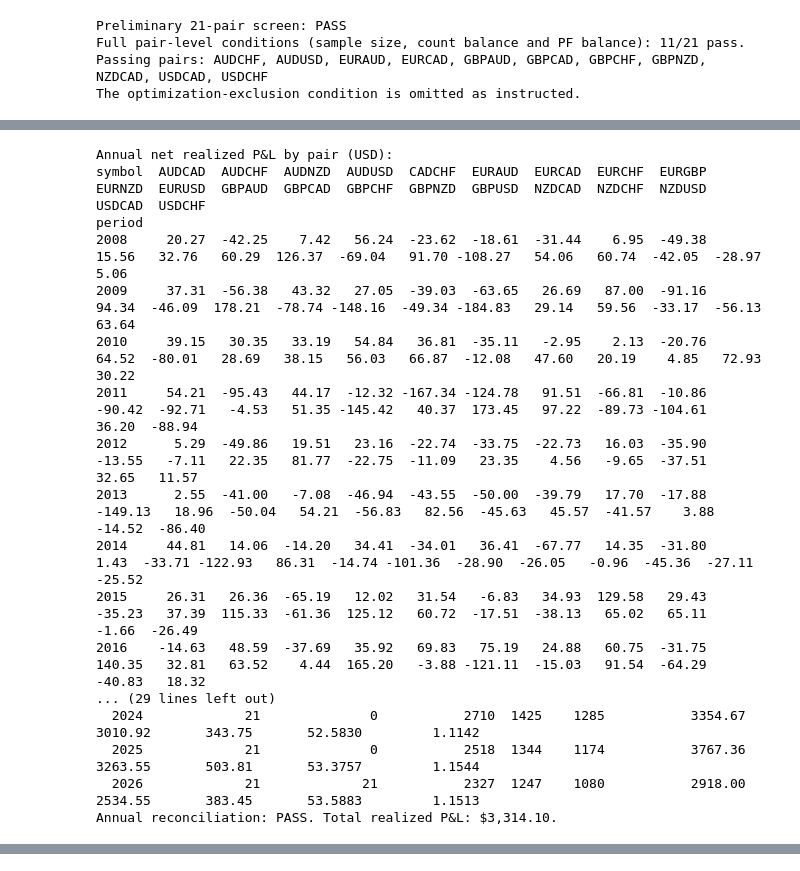
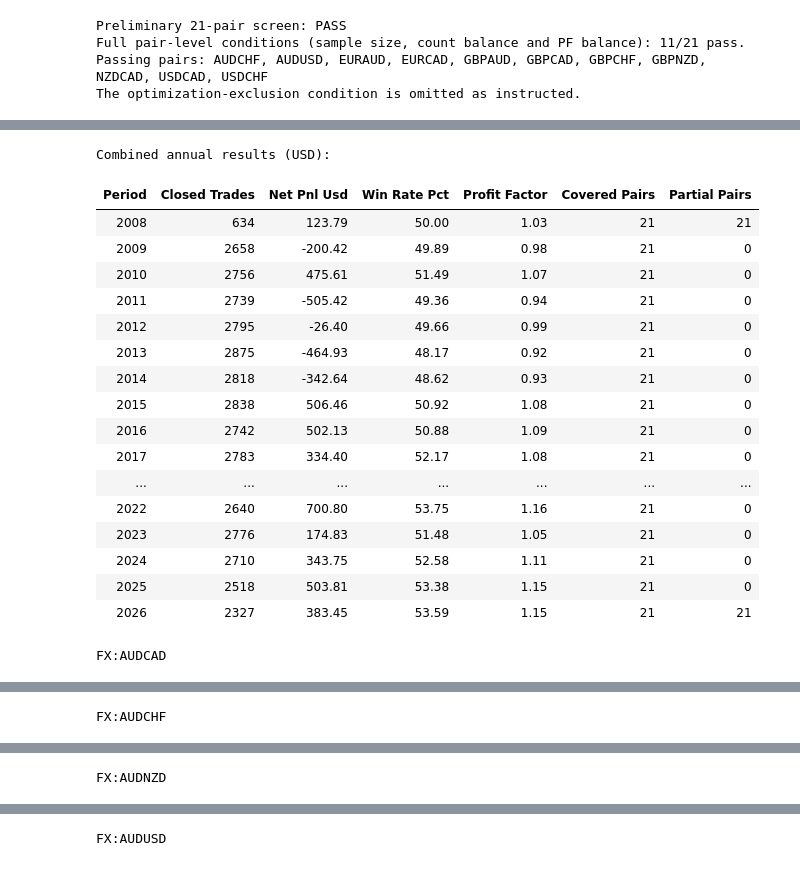
Before and after one commit to moonyroy/rsi_threshold_strategy, a Jupyter notebook: final/backtest_review.ipynb, the cells around one changed output, grey strips where cells are left out. Drawn from its saved outputs; the diff is of its cells as text; code cells hidden in the pictures.

Commit message:
Update backtest review notebook and formatted results

```diff
--- a/final/backtest_review.ipynb
+++ b/final/backtest_review.ipynb
@@ -12,14 +12,16 @@ import pandas as pd
 import numpy as np
 import hashlib
 import itertools
-input_folder = Path('C:\\Users\\akbar\\OneDrive\\Desktop\\data\\xlsxs')
-output_folder = Path('C:\\Users\\akbar\\OneDrive\\Desktop\\data\\final')
+project_folder = Path.cwd()
+if project_folder.name == 'final':
+    project_folder = project_folder.parent
+input_folder = project_folder / 'xlsxs'
+output_folder = project_folder / 'final'
 output_folder.mkdir(parents=True, exist_ok=True)
 pd.set_option('display.max_columns', 30)
 pd.set_option('display.width', 220)
 files = sorted(input_folder.glob('*.xlsx'))
 assert len(files) == 21, 'تعداد فایل\u200cها باید ۲۱ باشه.'
-pass
 all_trades = []
 file_checks = []
 settings = []
@@ -91,8 +93,6 @@ for column in settings.columns:
 trades.to_csv(output_folder / 'merged_trades.csv', index=False, encoding='utf-8-sig')
 checks.to_csv(output_folder / 'data_checks.csv', index=False, encoding='utf-8-sig')
 settings.to_csv(output_folder / 'source_settings.csv', index=False, encoding='utf-8-sig')
-pass
-pass
 
 trades = pd.read_csv(output_folder / 'merged_trades.csv', parse_dates=['entry_time', 'exit_time'])
 closed = trades[trades['status'] == 'closed'].copy()
@@ -118,7 +118,6 @@ pair_report = pd.DataFrame(pair_rows)
 pair_report['rule_1_ok'] = pair_report[['at_least_800', 'pf_balance_ok']].all(axis=1)
 pair_report['full_pair_rules_ok'] = pair_report[['rule_1_ok', 'count_balance_ok']].all(axis=1)
 pair_report.to_csv(output_folder / 'pair_rules.csv', index=False, encoding='utf-8-sig')
-pass
 winners = pair_report[pair_report['net_pnl_usd'] > 0]
 losers = pair_report[pair_report['net_pnl_usd'] < 0]
 flat_count = int((pair_report['net_pnl_usd'] == 0).sum())
@@ -127,20 +126,21 @@ mean_loss = losers['net_pnl_usd'].abs().mean()
 mean_comparison = mean_profit >= mean_loss if len(winners) and len(losers) else None
 overall = pd.DataFrame([{'rule': 'حداقل ۱۰۰ معامله برای تک\u200cتک ۲۱ جفت', 'value': int(pair_report['trades'].min()), 'passed': bool(pair_report['at_least_100'].all())}, {'rule': 'حداقل ۱۴ جفت سودده', 'value': len(winners), 'passed': len(winners) >= 14}, {'rule': 'میانگین سود جفت\u200cهای مثبت ≥ میانگین قدرمطلق زیان جفت\u200cهای منفی', 'value': mean_profit / mean_loss if len(losers) and mean_loss else np.nan, 'passed': mean_comparison}])
 overall.to_csv(output_folder / 'overall_rules.csv', index=False, encoding='utf-8-sig')
-pass
-pass
-pass
-pass
-pass
-pass
-pass
 pair_report['long_pct'] = pair_report['long_count'] / pair_report['trades'] * 100
 pair_report['short_pct'] = pair_report['short_count'] / pair_report['trades'] * 100
 pair_report['rule_1_ok'] = pair_report[['at_least_800', 'count_balance_ok', 'pf_balance_ok']].all(axis=1)
 pair_report.to_csv(output_folder / 'pair_rules.csv', index=False, encoding='utf-8-sig')
 
+from IPython.display import display, HTML
+
 def show_table(table):
-    print(table.round(4).to_string(index=False))
+    view = table.copy()
+    view.columns = [str(col).replace('_', ' ').title() for col in view.columns]
+    for col in view:
+        if view[col].dtype == bool:
+            view[col] = view[col].map({True: 'PASS', False: 'FAIL'})
+    display(HTML(view.to_html(index=False, border=0, na_rep='—', float_format=lambda value: f'{value:,.2f}')))
+
 
 print(f"Pairs: {trades['symbol'].nunique()} | Closed trades: {len(closed):,} | Open trades: {(trades['status'] == 'open').sum()}")
 print('Validation: unique trade IDs, matched exits, chronological order, trade counts and rounding reconciliation checked.')
@@ -310,54 +313,55 @@ def performance_by_period(frequency):
                 'gross_profit_usd': pnl[pnl > 0].sum(), 'gross_loss_abs_usd': -pnl[pnl < 0].sum(),
                 'net_pnl_usd': pnl.sum(), 'win_rate_pct': (pnl > 0).mean() * 100 if len(pnl) else np.nan,
                 'profit_factor': profit_factor(pnl), 'average_trade_usd': pnl.mean() if len(pnl) else np.nan})
     return pd.DataFrame(rows)
 
 yearly = performance_by_period('Y')
 monthly = performance_by_period('M')
 
 def combined_performance(report):
     result = report.groupby('period', as_index=False).agg(
         covered_pairs=('symbol', 'nunique'), partial_pairs=('partial_period', 'sum'),
         closed_trades=('closed_trades', 'sum'), wins=('wins', 'sum'), losses=('losses', 'sum'),
         gross_profit_usd=('gross_profit_usd', 'sum'), gross_loss_abs_usd=('gross_loss_abs_usd', 'sum'),
         net_pnl_usd=('net_pnl_usd', 'sum'))
     result['win_rate_pct'] = result['wins'].div(result['closed_trades'].replace(0, np.nan)) * 100
     result['profit_factor'] = result['gross_profit_usd'].div(result['gross_loss_abs_usd'].replace(0, np.nan))
     result.loc[(result['gross_loss_abs_usd'] == 0) & (result['gross_profit_usd'] > 0), 'profit_factor'] = np.inf
     return result
 
 annual_total = combined_performance(yearly)
 monthly_total = combined_performance(monthly)
 for name, report in [('yearly_per_pair', yearly), ('monthly_per_pair', monthly), ('yearly_all_pairs', annual_total), ('monthly_all_pairs', monthly_total)]:
     report.to_csv(output_folder / (name + '.csv'), index=False, encoding='utf-8-sig')
 for report in [yearly, monthly]:
     assert report['closed_trades'].sum() == len(closed)
     actual = report.groupby('symbol')['net_pnl_usd'].sum().sort_index()
     expected = closed.groupby('symbol')['pnl_usd'].sum().sort_index()
     assert np.allclose(actual, expected)
 
-annual_matrix = yearly.pivot(index='period', columns='symbol', values='net_pnl_usd')
-annual_matrix.columns = annual_matrix.columns.str.replace('FX:', '', regex=False)
-print('Annual net realized P&L by pair (USD):')
-print(annual_matrix.round(2).to_string(na_rep='—'))
-print('\nCombined annual results:')
-show_table(annual_total)
-print(f"Annual reconciliation: PASS. Total realized P&L: ${closed['pnl_usd'].sum():,.2f}.")
+print('Combined annual results (USD):')
+show_table(annual_total[['period', 'closed_trades', 'net_pnl_usd', 'win_rate_pct', 'profit_factor', 'covered_pairs', 'partial_pairs']])
+for symbol in sorted(yearly['symbol'].unique()):
+    print(symbol)
+    show_table(yearly.loc[yearly['symbol'] == symbol, ['period', 'closed_trades', 'net_pnl_usd', 'win_rate_pct', 'profit_factor', 'partial_period']])
+print('Annual reconciliation: PASS.')
 # %% [output]
-Annual net realized P&L by pair (USD):
-symbol  AUDCAD  AUDCHF  AUDNZD  AUDUSD  CADCHF  EURAUD  EURCAD  EURCHF  EURGBP  EURNZD  EURUSD  GBPAUD  GBPCAD  GBPCHF  GBPNZD  GBPUSD  NZDCAD  NZDCHF  NZDUSD  USDCAD  USDCHF
-period
-2008     20.27  -42.25    7.42   56.24  -23.62  -18.61  -31.44    6.95  -49.38   15.56   32.76   60.29  126.37  -69.04   91.70 -108.27   54.06   60.74  -42.05  -28.97    5.06
-2009     37.31  -56.38   43.32   27.05  -39.03  -63.65   26.69   87.00  -91.16   94.34  -46.09  178.21  -78.74 -148.16  -49.34 -184.83   29.14   59.56  -33.17  -56.13   63.64
-2010     39.15   30.35   33.19   54.84   36.81  -35.11   -2.95    2.13  -20.76   64.52  -80.01   28.69   38.15   56.03   66.87  -12.08   47.60   20.19    4.85   72.93   30.22
-2011     54.21  -95.43   44.17  -12.32 -167.34 -124.78   91.51  -66.81  -10.86  -90.42  -92.71   -4.53   51.35 -145.42   40.37  173.45   97.22  -89.73 -104.61   36.20  -88.94
-2012      5.29  -49.86   19.51   23.16  -22.74  -33.75  -22.73   16.03  -35.90  -13.55   -7.11   22.35   81.77  -22.75  -11.09   23.35    4.56   -9.65  -37.51   32.65   11.57
-2013      2.55  -41.00   -7.08  -46.94  -43.55  -50.00  -39.79   17.70  -17.88 -149.13   18.96  -50.04   54.21  -56.83   82.56  -45.63   45.57  -41.57    3.88  -14.52  -86.40
-2014     44.81   14.06  -14.20   34.41  -34.01   36.41  -67.77   14.35  -31.80    1.43  -33.71 -122.93   86.31  -14.74 -101.36  -28.90  -26.05   -0.96  -45.36  -27.11  -25.52
-2015     26.31   26.36  -65.19   12.02   31.54   -6.83   34.93  129.58   29.43  -35.23   37.39  115.33  -61.36  125.12   60.72  -17.51  -38.13   65.02   65.11   -1.66  -26.49
-2016    -14.63   48.59  -37.69   35.92   69.83   75.19   24.88   60.75  -31.75  140.35   32.81   63.52    4.44  165.20   -3.88 -121.11  -15.03   91.54  -64.29  -40.83   18.32
-... (29 lines left out)
-  2024             21              0           2710  1425    1285           3354.67             3010.92       343.75       52.5830         1.1142
-  2025             21              0           2518  1344    1174           3767.36             3263.55       503.81       53.3757         1.1544
-  2026             21             21           2327  1247    1080           2918.00             2534.55       383.45       53.5883         1.1513
-Annual reconciliation: PASS. Total realized P&L: $3,314.10.
+Combined annual results (USD):
+| Period | Closed Trades | Net Pnl Usd | Win Rate Pct | Profit Factor | Covered Pairs | Partial Pairs |
+| 2008 | 634 | 123.79 | 50.00 | 1.03 | 21 | 21 |
+| 2009 | 2658 | -200.42 | 49.89 | 0.98 | 21 | 0 |
+| 2010 | 2756 | 475.61 | 51.49 | 1.07 | 21 | 0 |
+| 2011 | 2739 | -505.42 | 49.36 | 0.94 | 21 | 0 |
+| 2012 | 2795 | -26.40 | 49.66 | 0.99 | 21 | 0 |
+| 2013 | 2875 | -464.93 | 48.17 | 0.92 | 21 | 0 |
+| 2014 | 2818 | -342.64 | 48.62 | 0.93 | 21 | 0 |
+| 2015 | 2838 | 506.46 | 50.92 | 1.08 | 21 | 0 |
+| 2016 | 2742 | 502.13 | 50.88 | 1.09 | 21 | 0 |
+| 2017 | 2783 | 334.40 | 52.17 | 1.08 | 21 | 0 |
+| ... | ... | ... | ... | ... | ... | ... |
+| 2022 | 2640 | 700.80 | 53.75 | 1.16 | 21 | 0 |
+| 2023 | 2776 | 174.83 | 51.48 | 1.05 | 21 | 0 |
+| 2024 | 2710 | 343.75 | 52.58 | 1.11 | 21 | 0 |
+| 2025 | 2518 | 503.81 | 53.38 | 1.15 | 21 | 0 |
+| 2026 | 2327 | 383.45 | 53.59 | 1.15 | 21 | 21 |
+FX:AUDCAD
@@ -363,0 +385 @@ Annual reconciliation: PASS. Total realized P&L: $3,314.10.
+FX:AUDCHF
@@ -363,0 +403 @@ Annual reconciliation: PASS. Total realized P&L: $3,314.10.
+FX:AUDNZD
@@ -363,0 +421 @@ Annual reconciliation: PASS. Total realized P&L: $3,314.10.
+FX:AUDUSD
```
Also changed, not shown: parts of 10 cells of this notebook.
